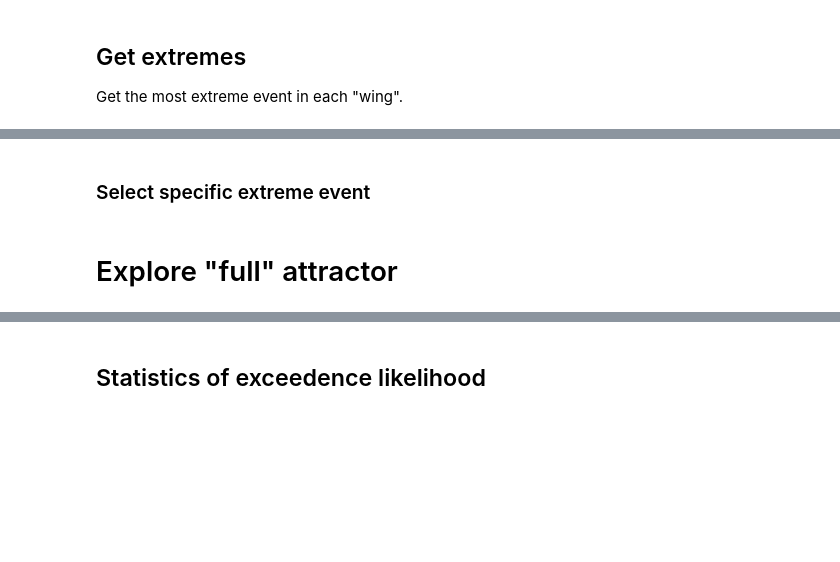
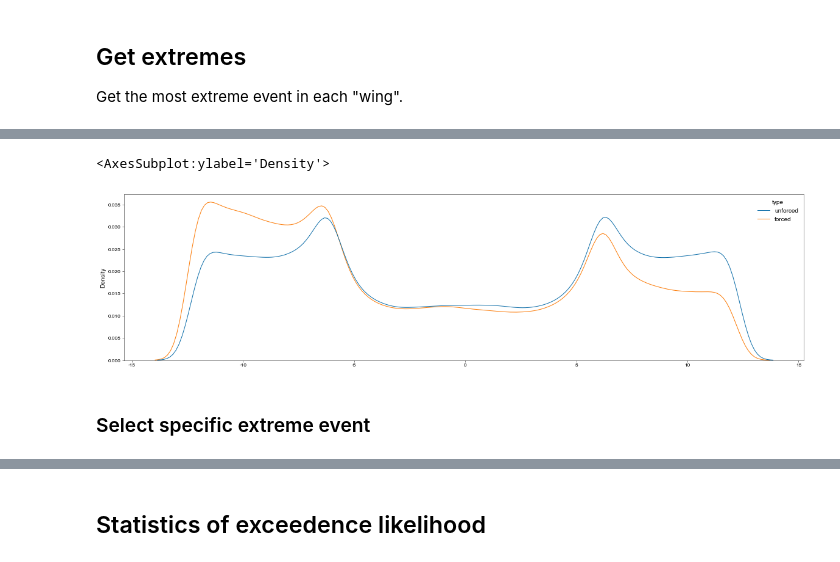
Before and after one commit to njleach/Thesis, a Jupyter notebook: Introduction/Figures/initialised-lorenz.ipynb, the cells around one changed output, grey strips where cells are left out. Drawn from its saved outputs; the diff is of its cells as text; code cells hidden in the pictures; blank space fills up the shorter version.

```diff
--- a/Introduction/Figures/initialised-lorenz.ipynb
+++ b/Introduction/Figures/initialised-lorenz.ipynb
@@ -106,3 +159,9 @@ extremes = xr.concat(ds_event,dim='branch').load()
+# %%
+fig=plt.figure(figsize=(20,5))
+sn.kdeplot(data=((full.x+full.y)/np.sqrt(2)).coarsen(time=100).mean().to_pandas().T)
+# %% [output]
+<AxesSubplot:ylabel='Density'>
+[figure, added]
 # %% [markdown]
 ### Select specific extreme event
 # %%
@@ -114,5 +173,3 @@ event_time = event.sel(type='forced').x.argmax('time')
 ic_times = xr.DataArray(data=[0,-10,-20,-50,-100,-200,-500,-1000],dims=['lead'],coords={'lead':[0,0.1,0.2,0.5,1,2,5,10]})
 # %%
 ics = event.sel(type='forced').isel(time=event_time+ic_times)
-# %% [markdown]
-# Explore "full" attractor
```
Also changed, not shown: parts of 6 cells of this notebook, 27 other files.
